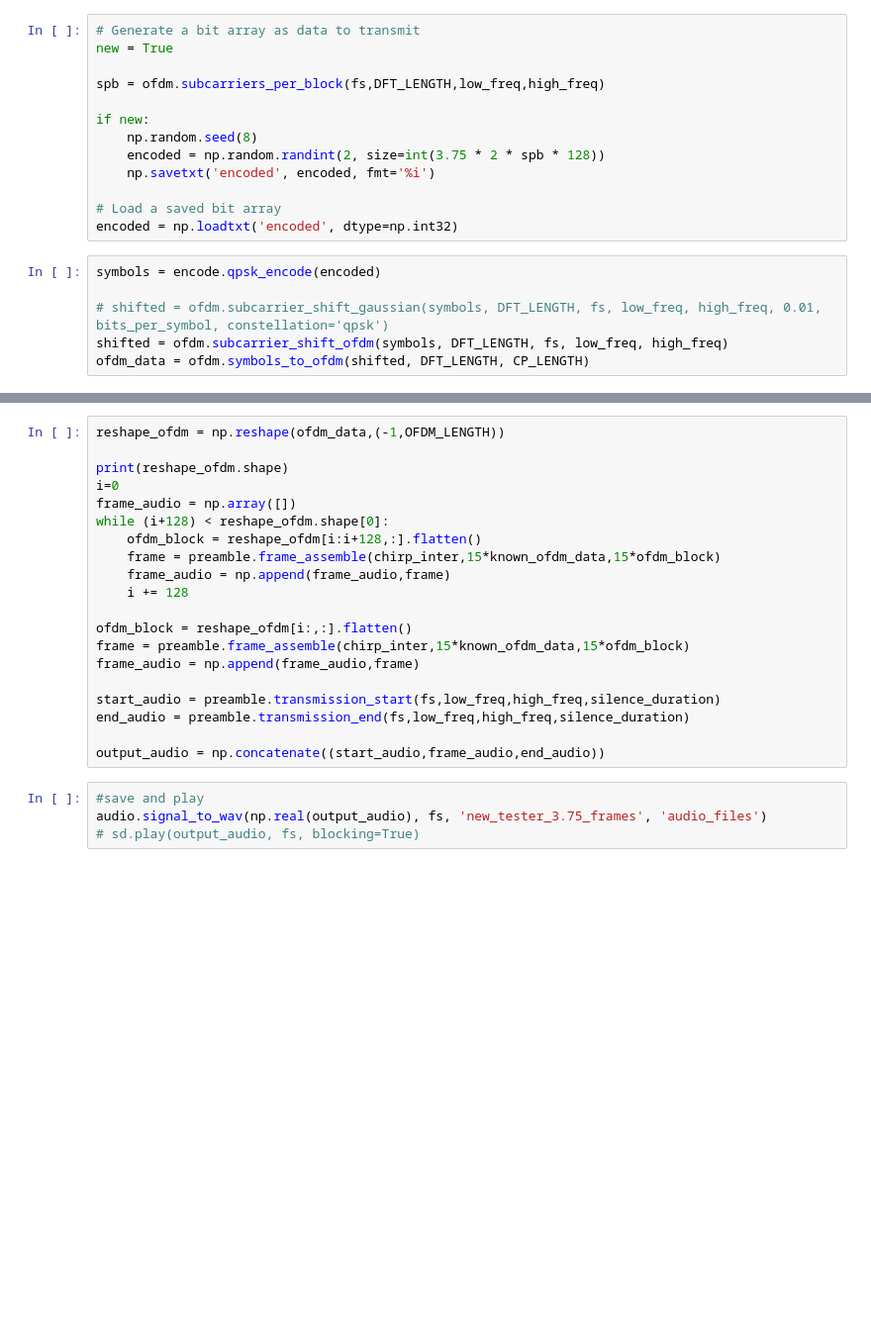
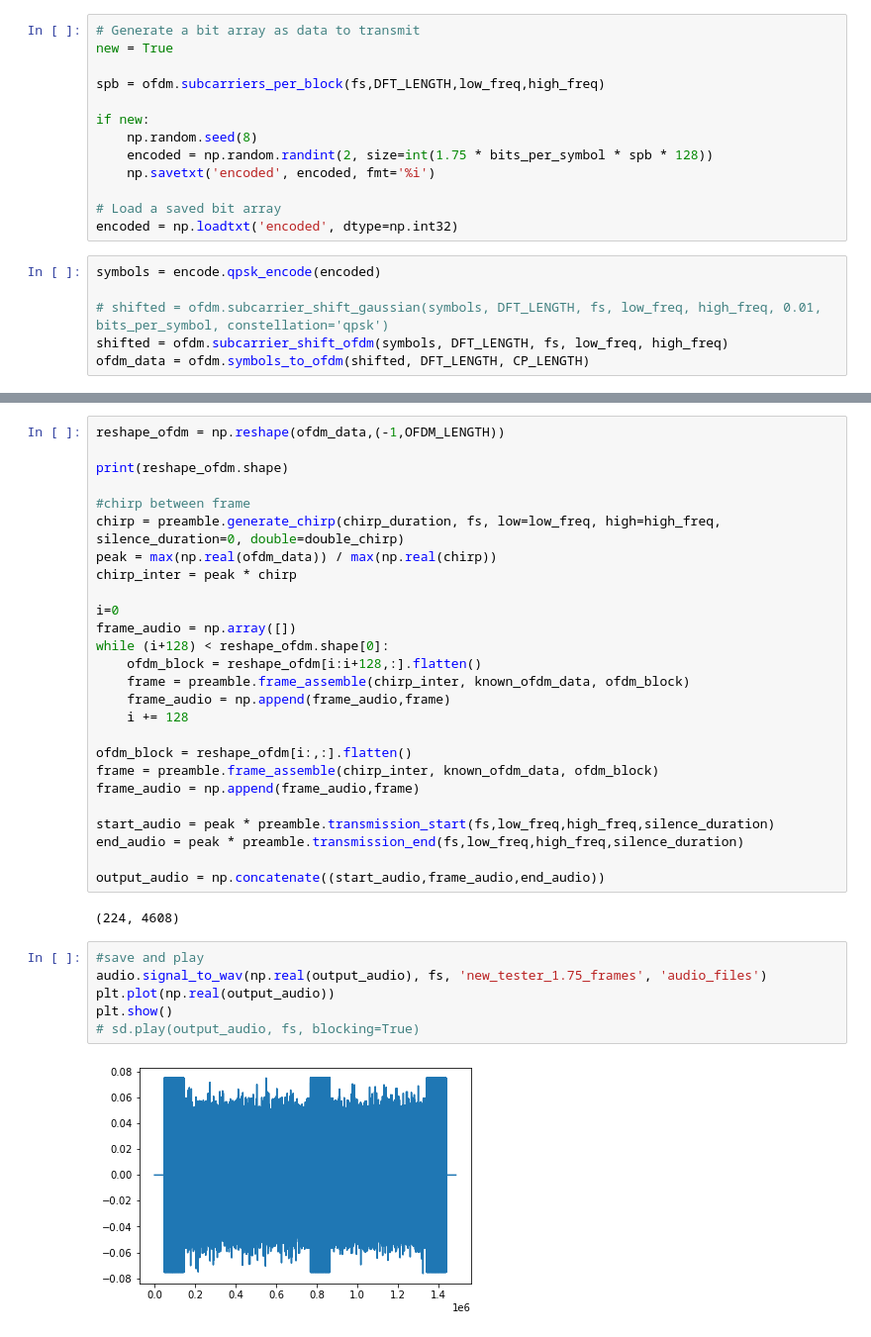
Before and after one commit to Jieying-Chen/IIA_Project_GF3_Group_1, a Jupyter notebook: OFDM_transmitter_multiframe.ipynb, the cells around one changed output, grey strips where cells are left out. Shown at 99% size. Saved outputs shown, nothing was run; the diff lists cells and outputs as text; blank space fills up the shorter version.

Commit message:
Normalise signals

```diff
--- a/OFDM_transmitter_multiframe.ipynb
+++ b/OFDM_transmitter_multiframe.ipynb
@@ -26,7 +26,7 @@ spb = ofdm.subcarriers_per_block(fs,DFT_LENGTH,low_freq,high_freq)
 
 if new:
     np.random.seed(8)
-    encoded = np.random.randint(2, size=int(3.75 * 2 * spb * 128))
+    encoded = np.random.randint(2, size=int(1.75 * bits_per_symbol * spb * 128))
     np.savetxt('encoded', encoded, fmt='%i')
 
 # Load a saved bit array
@@ -50,23 +46,35 @@ known_ofdm_data = preamble.load_known_ofdm(CP_LENGTH,repeat_time)
 reshape_ofdm = np.reshape(ofdm_data,(-1,OFDM_LENGTH))
 
 print(reshape_ofdm.shape)
+
+#chirp between frame
+chirp = preamble.generate_chirp(chirp_duration, fs, low=low_freq, high=high_freq, silence_duration=0, double=double_chirp)
+peak = max(np.real(ofdm_data)) / max(np.real(chirp))
+chirp_inter = peak * chirp
+
 i=0
 frame_audio = np.array([])
 while (i+128) < reshape_ofdm.shape[0]:
     ofdm_block = reshape_ofdm[i:i+128,:].flatten()
-    frame = preamble.frame_assemble(chirp_inter,15*known_ofdm_data,15*ofdm_block)
+    frame = preamble.frame_assemble(chirp_inter, known_ofdm_data, ofdm_block)
     frame_audio = np.append(frame_audio,frame)
     i += 128
 
 ofdm_block = reshape_ofdm[i:,:].flatten()
-frame = preamble.frame_assemble(chirp_inter,15*known_ofdm_data,15*ofdm_block)
+frame = preamble.frame_assemble(chirp_inter, known_ofdm_data, ofdm_block)
 frame_audio = np.append(frame_audio,frame)
 
-start_audio = preamble.transmission_start(fs,low_freq,high_freq,silence_duration)
-end_audio = preamble.transmission_end(fs,low_freq,high_freq,silence_duration)
+start_audio = peak * preamble.transmission_start(fs,low_freq,high_freq,silence_duration)
+end_audio = peak * preamble.transmission_end(fs,low_freq,high_freq,silence_duration)
 
 output_audio = np.concatenate((start_audio,frame_audio,end_audio))
+# %% [output]
+(224, 4608)
 # %%
 #save and play
-audio.signal_to_wav(np.real(output_audio), fs, 'new_tester_3.75_frames', 'audio_files')
+audio.signal_to_wav(np.real(output_audio), fs, 'new_tester_1.75_frames', 'audio_files')
+plt.plot(np.real(output_audio))
+plt.show()
 # sd.play(output_audio, fs, blocking=True)
+# %% [output]
+[figure, added]
```
Also changed, not shown: parts of 3 cells of this notebook.
